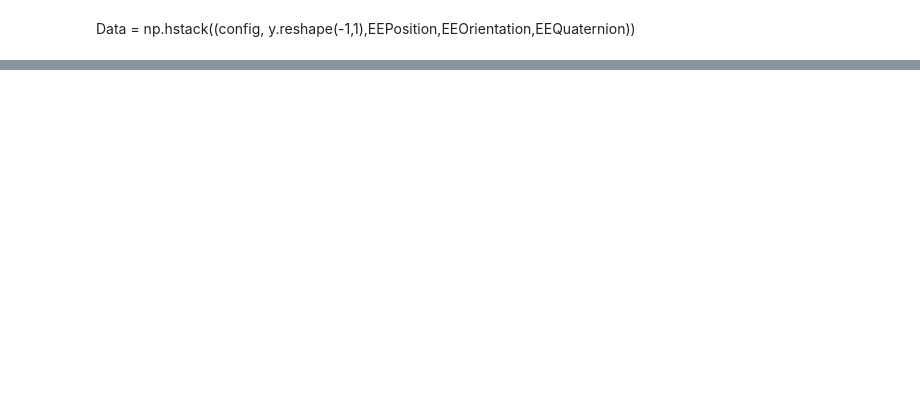
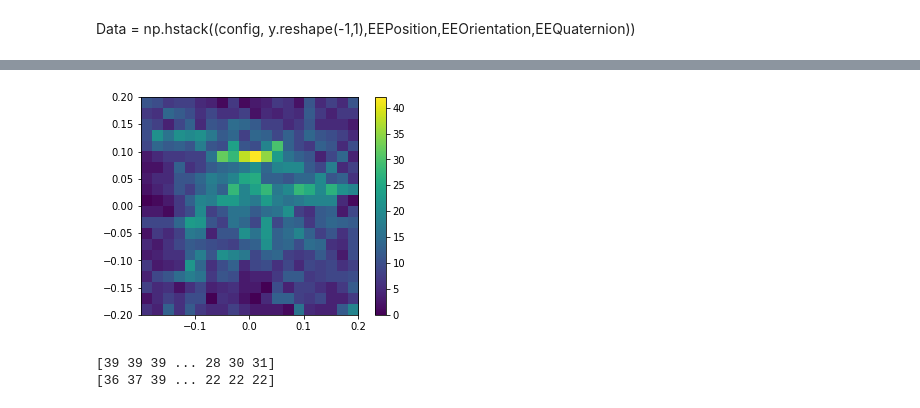
Before and after one commit to dimitriSchreiber/robotPathPlanning, a Jupyter notebook: kinematics_controls/notebooks/collisionPlot.ipynb, the cells around one changed output, grey strips where cells are left out. Drawn from its saved outputs; the diff is of its cells as text; code cells hidden in the pictures; blank space fills up the shorter version.

```diff
--- a/kinematics_controls/notebooks/collisionPlot.ipynb
+++ b/kinematics_controls/notebooks/collisionPlot.ipynb
@@ -42,0 +119,16 @@ plt.show()
+# %%
+# set surface size
+xmin = ymin = -0.2
+xmax = ymax = 0.2
+# %%
+inplane_x = np.logical_and((-EEPosition_new[:,1]>xmin), (-EEPosition_new[:,1]<xmax))
+inplane_y = np.logical_and((EEPosition_new[:,2]>ymin), (EEPosition_new[:,2]<ymax))
+inplane_z = np.logical_and((-EEPosition_new[:,0]>-0.4), (-EEPosition_new[:,0]<-0.25))   # thick of Z-slice
+# %%
+# get points in plane
+inplane_xy = np.logical_and(inplane_x, inplane_y)
+inplane_xyz = np.logical_and(inplane_xy, inplane_z)
+print(inplane_xyz)
+
+EEPosition_new_inplane = EEPosition_new[inplane_xyz]
+EEQuaternion_new_inplane = EEQuaternion_new[inplane_xyz]
@@ -42,0 +152,8 @@ plt.show()
+# %%
+# plot plane
+x_inplane = -EEPosition_new_inplane[:,1]
+y_inplane = EEPosition_new_inplane[:,2]
+fig = plt.figure()
+ax = fig.add_subplot(111)
+ax.scatter(x_inplane, y_inplane)
+plt.show()
@@ -42,0 +165,9 @@ plt.show()
+# %%
+#hisat = np.histogramdd(data.T,bins=[5,5],density=True)
+%matplotlib inline
+hist, xedges, yedges = np.histogram2d(x_inplane, y_inplane, bins=20)
+plt.imshow(hist, extent=(np.amin(x_inplane), np.amax(x_inplane), np.amin(y_inplane), np.amax(y_inplane)))
+plt.colorbar()
+plt.show()
+# %% [output]
+[figure, added]
@@ -42,0 +189,10 @@ plt.show()
+# %%
+# discretelize
+plane_res = 0.01
+xis = np.ceil((x_inplane - xmin) / plane_res).astype(np.int16)-1
+yis = np.ceil((y_inplane - ymin) / plane_res).astype(np.int16)-1
+print(xis)
+print(yis)
+# %% [output]
+[39 39 39 ... 28 30 31]
+[36 37 39 ... 22 22 22]
```
Also changed, not shown: parts of 14 cells of this notebook, 1 other file.
